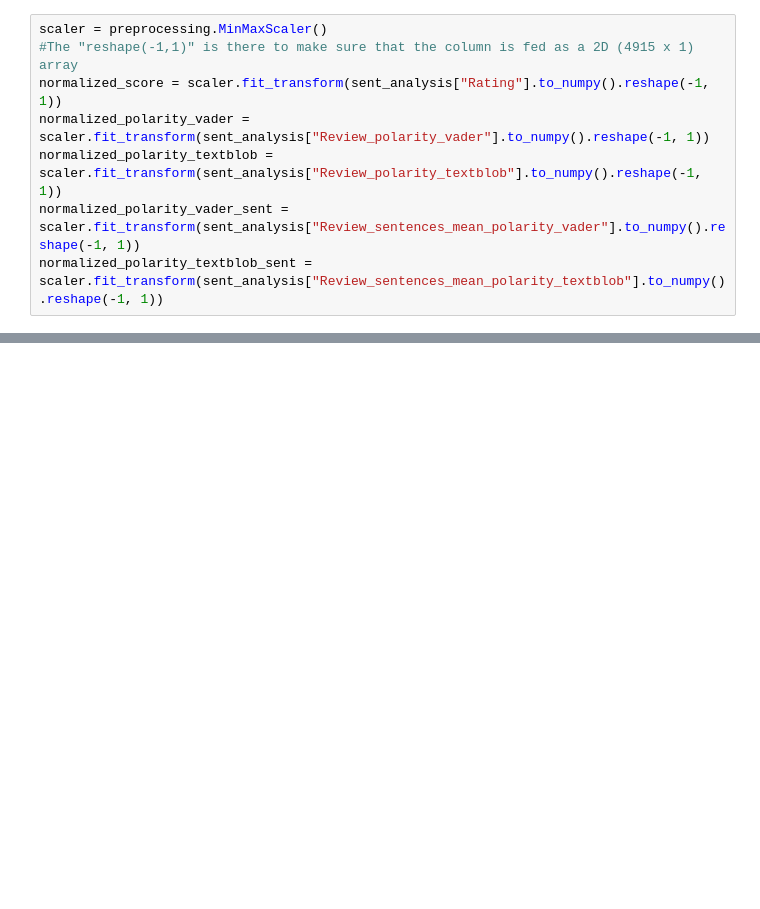
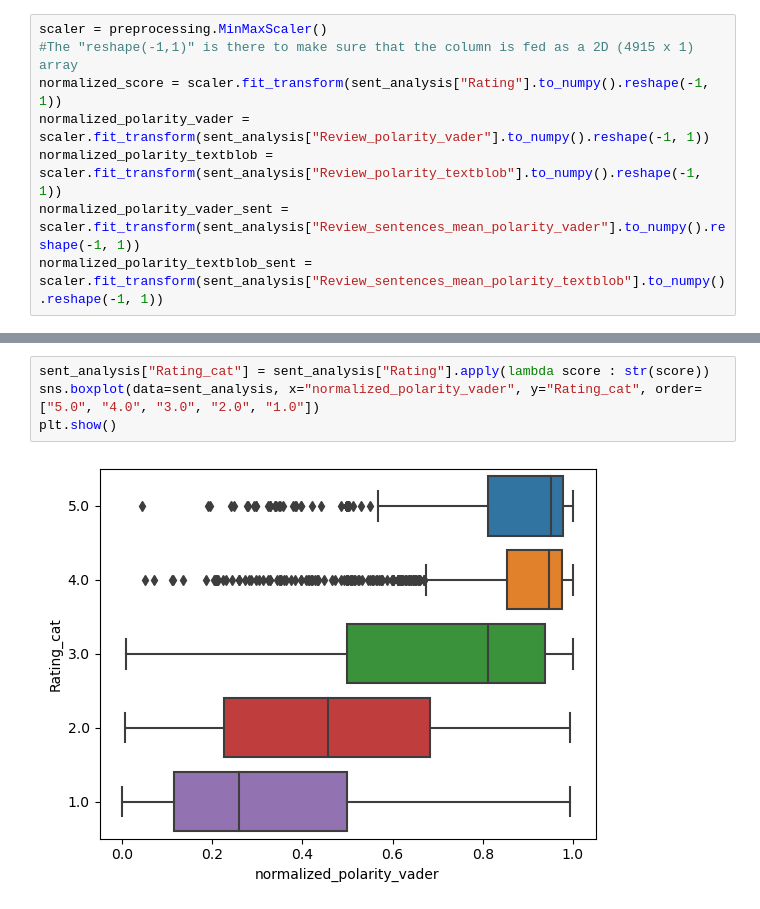
Before and after one commit to JoaoF7/Text_Mining_Project, a Jupyter notebook: TM2425_project_sow_Annex_B_Notebook_Template.ipynb, the cells around one changed output, grey strips where cells are left out. Drawn from its saved outputs; the diff is of its cells as text; blank space fills up the shorter version.

```diff
--- a/TM2425_project_sow_Annex_B_Notebook_Template.ipynb
+++ b/TM2425_project_sow_Annex_B_Notebook_Template.ipynb
@@ -889,0 +925,6 @@ Final conclusions:
+# %%
+sent_analysis["Rating_cat"] = sent_analysis["Rating"].apply(lambda score : str(score))
+sns.boxplot(data=sent_analysis, x="normalized_polarity_vader", y="Rating_cat", order=["5.0", "4.0", "3.0", "2.0", "1.0"])
+plt.show()
+# %% [output]
+[figure, added]
```
Also changed, not shown: parts of 17 cells of this notebook, 1 other file.
